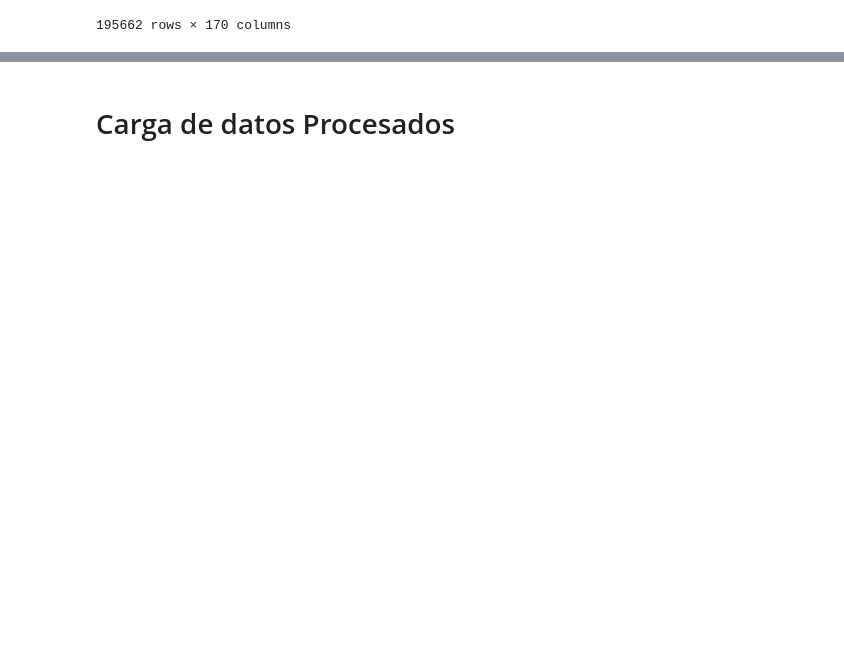
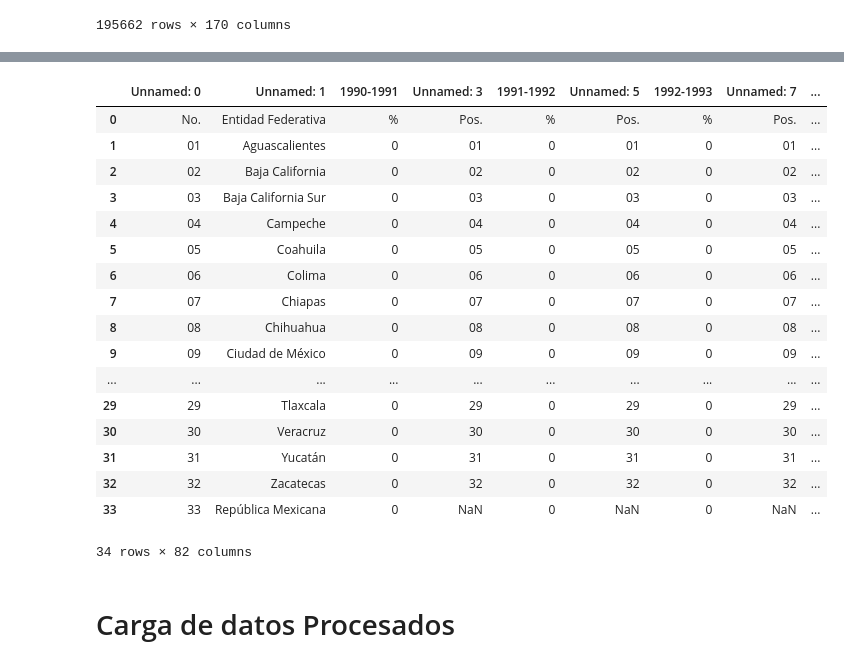
Before and after one commit to IsaacSebastian/ingCaracteristicasProyecto_, a Jupyter notebook: notebooks/1.00_fct_education_data_cleaning.ipynb, the cells around one changed output, grey strips where cells are left out. Cells and saved outputs as stored; diff of their text form; code cells hidden in the pictures; blank space fills up the shorter version.

```diff
--- a/notebooks/calidad_datos_cirett.ipynb
+++ b/notebooks/1.00_fct_education_data_cleaning.ipynb
@@ -1472,0 +1499,2 @@ df
+# %%
+REPORTE_SEP_PATH="REPORTE DE INDICADORES EDUCATIVOS/reporte_indicadores_educativos_sep_2023.xls"
@@ -1473,3 +1518,25 @@ df
+# %%
+serie_hist_estados=pd.read_excel(REPORTE_SEP_PATH,sheet_name="Serie hist. x estados",skiprows=9,nrows=34)
+serie_hist_estados
+# %% [output]
+|  | Unnamed: 0 | Unnamed: 1 | 1990-1991 | Unnamed: 3 | 1991-1992 | Unnamed: 5 | 1992-1993 | Unnamed: 7 | ... |
+| 0 | No. | Entidad Federativa | % | Pos. | % | Pos. | % | Pos. | ... |
+| 1 | 01 | Aguascalientes | 0 | 01 | 0 | 01 | 0 | 01 | ... |
+| 2 | 02 | Baja California | 0 | 02 | 0 | 02 | 0 | 02 | ... |
+| 3 | 03 | Baja California Sur | 0 | 03 | 0 | 03 | 0 | 03 | ... |
+| 4 | 04 | Campeche | 0 | 04 | 0 | 04 | 0 | 04 | ... |
+| 5 | 05 | Coahuila | 0 | 05 | 0 | 05 | 0 | 05 | ... |
+| 6 | 06 | Colima | 0 | 06 | 0 | 06 | 0 | 06 | ... |
+| 7 | 07 | Chiapas | 0 | 07 | 0 | 07 | 0 | 07 | ... |
+| 8 | 08 | Chihuahua | 0 | 08 | 0 | 08 | 0 | 08 | ... |
+| 9 | 09 | Ciudad de México | 0 | 09 | 0 | 09 | 0 | 09 | ... |
+| ... | ... | ... | ... | ... | ... | ... | ... | ... | ... |
+| 29 | 29 | Tlaxcala | 0 | 29 | 0 | 29 | 0 | 29 | ... |
+| 30 | 30 | Veracruz | 0 | 30 | 0 | 30 | 0 | 30 | ... |
+| 31 | 31 | Yucatán | 0 | 31 | 0 | 31 | 0 | 31 | ... |
+| 32 | 32 | Zacatecas | 0 | 32 | 0 | 32 | 0 | 32 | ... |
+| 33 | 33 | República Mexicana | 0 | NaN | 0 | NaN | 0 | NaN | ... |
+34 rows × 82 columns
 # %% [markdown]
 # Carga de datos Procesados
 # %%
```
Also changed, not shown: parts of 6 cells of this notebook, 7 other files.
